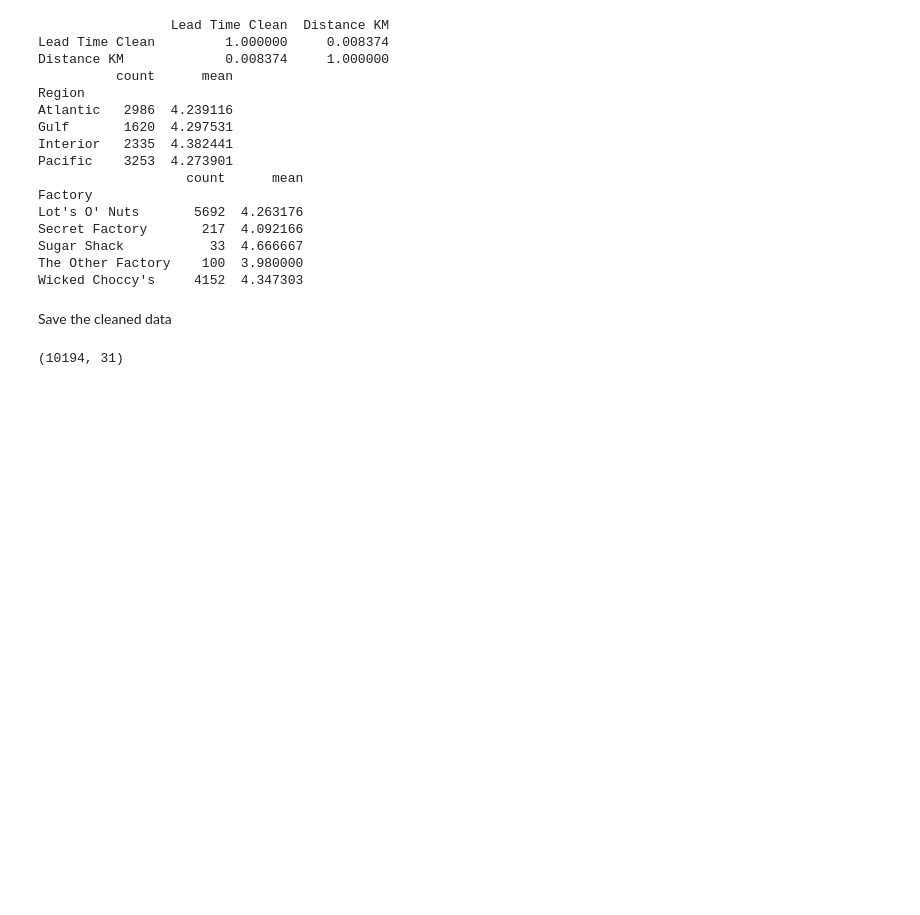
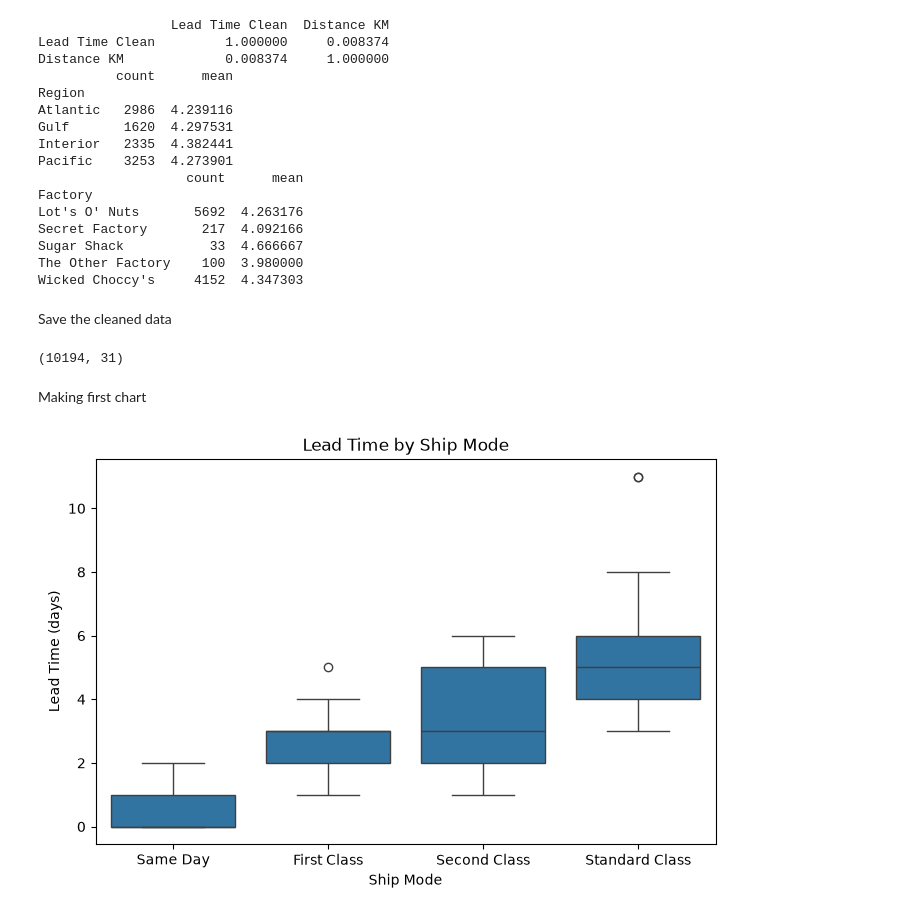
Before and after one commit to NityaRanout-2496/nassau-candy-shipping-optimization, a Jupyter notebook: notebooks/01_eda.ipynb, the cells around one changed output. Saved outputs shown, nothing was run; the diff lists cells and outputs as text; code cells hidden in the pictures; blank space fills up the shorter version.

Commit message:
Add EDA charts for ship mode, region and factory profit

```diff
--- a/notebooks/01_eda.ipynb
+++ b/notebooks/01_eda.ipynb
@@ -397,3 +397,15 @@ df.to_csv("../data/processed/nassau_clean.csv", index=False)
 print(df.shape)
 # %% [output]
 (10194, 31)
+# %% [markdown]
+Making first chart
+# %%
+plt.figure(figsize=(8, 5))
+sns.boxplot(data=df, x="Ship Mode", y="Lead Time Clean",
+            order=["Same Day", "First Class", "Second Class", "Standard Class"])
+plt.title("Lead Time by Ship Mode")
+plt.ylabel("Lead Time (days)")
+plt.savefig("../reports/lead_time_by_ship_mode.png", dpi=150, bbox_inches="tight")
+plt.show()
+# %% [output]
+[figure, added]
```
Also changed, not shown: parts of 4 cells of this notebook, 3 other files.
